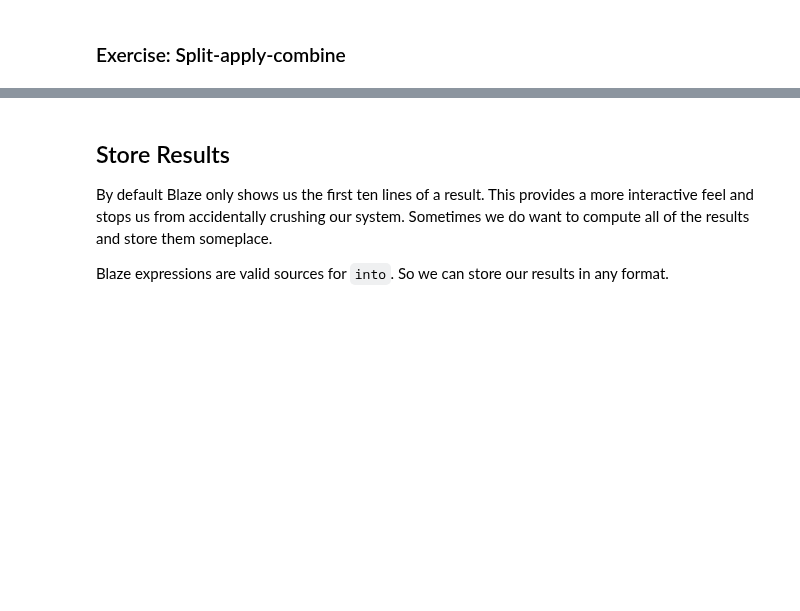
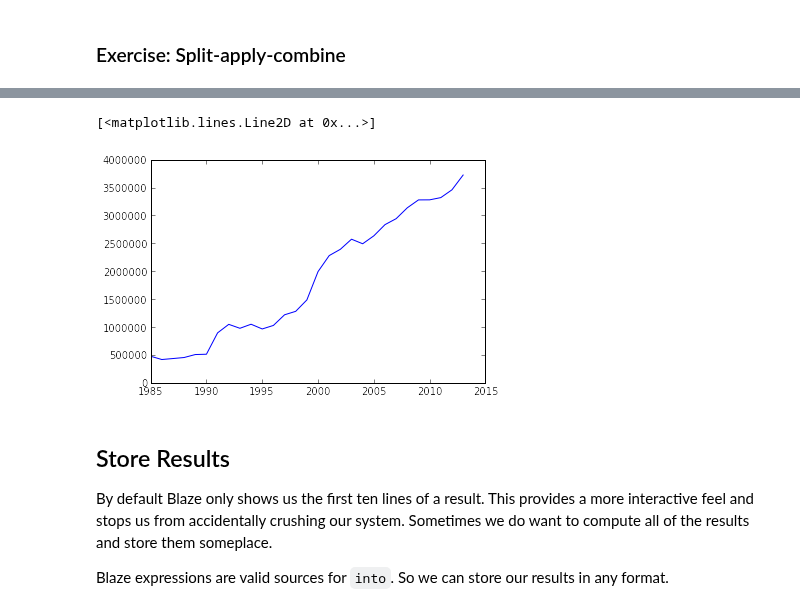
Before and after one commit to ContinuumIO/pydata-strata-2014-sj, a Jupyter notebook: 03-blaze.ipynb, the cells around one changed output, grey strips where cells are left out. Saved outputs shown, nothing was run; the diff lists cells and outputs as text; code cells hidden in the pictures; blank space fills up the shorter version.

```diff
--- a/03-blaze.ipynb
+++ b/03-blaze.ipynb
@@ -131,2 +298,5 @@ bz.by(iris.species, largest=iris.petal_length.max(),
 # %%
 # Track the average and maximum salary over time
+query = bz.by(db.Salaries.yearID, avg=db.Salaries.salary.mean(),
+                                  max=db.Salaries.salary.max())
+query
@@ -133,3 +316,10 @@ bz.by(iris.species, largest=iris.petal_length.max(),
+# %%
+from matplotlib import pyplot as plt
+%matplotlib inline
+plt.plot(query.yearID, query.avg)
+# %% [output]
+[<matplotlib.lines.Line2D at 0x...>]
+[figure, added]
 # %% [markdown]
 Store Results
 -------------
```
Also changed, not shown: parts of 26 cells of this notebook, 5 other files.
